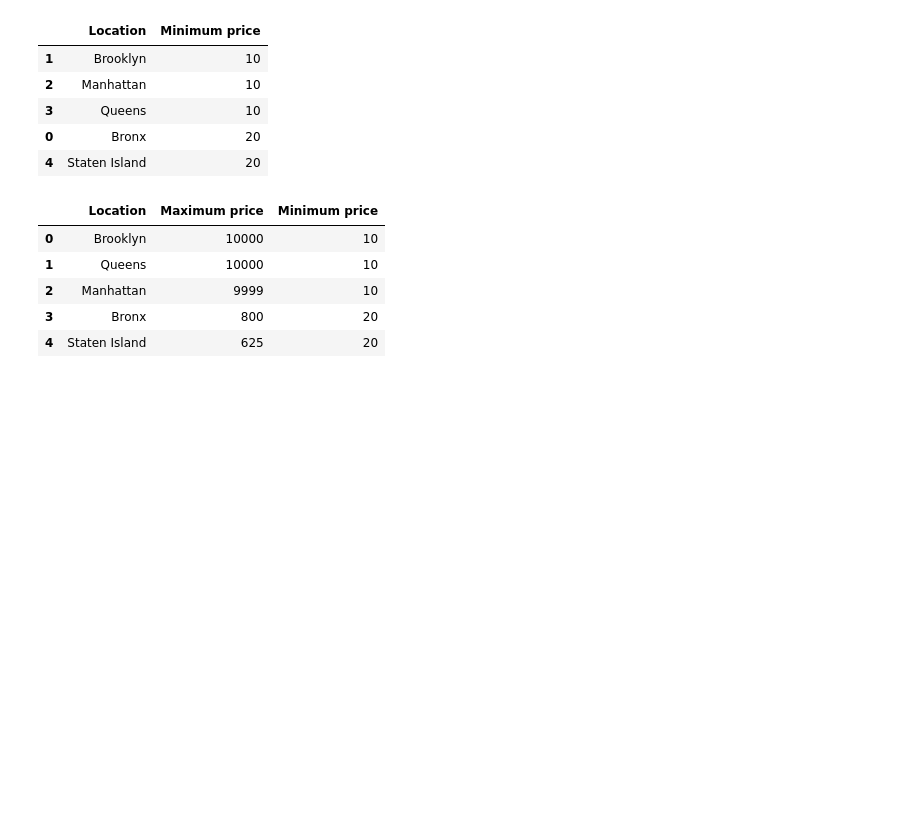
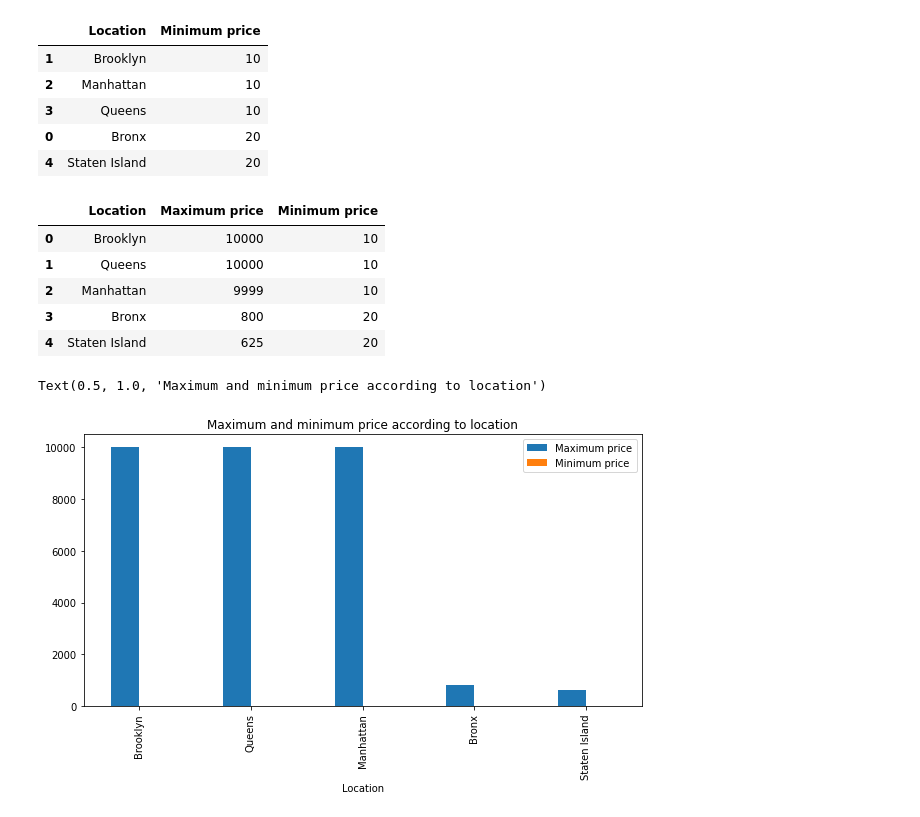
Before and after one commit to HarshivBhatt/EDA_Project_Airbnb_booking_Analysis-Self-.ipynb, a Jupyter notebook: EDA_Project_Airbnb_booking_Analysis.ipynb, the cells around one changed output. Saved outputs shown, nothing was run; the diff lists cells and outputs as text; code cells hidden in the pictures; blank space fills up the shorter version.

Commit message:
Graph commit

```diff
--- a/EDA_Project_Airbnb_booking_Analysis.ipynb
+++ b/EDA_Project_Airbnb_booking_Analysis.ipynb
@@ -254,3 +254,10 @@ merge_price_df
 | 2 | Manhattan | 9999 | 10 |
 | 3 | Bronx | 800 | 20 |
 | 4 | Staten Island | 625 | 20 |
+# %%
+merge_price_df.plot(x="Location", y=['Maximum price','Minimum price'], kind="bar")
+plt.legend(labels = ['Maximum price','Minimum price'])
+plt.title('Maximum and minimum price according to location')
+# %% [output]
+Text(0.5, 1.0, 'Maximum and minimum price according to location')
+[figure, added]
```
